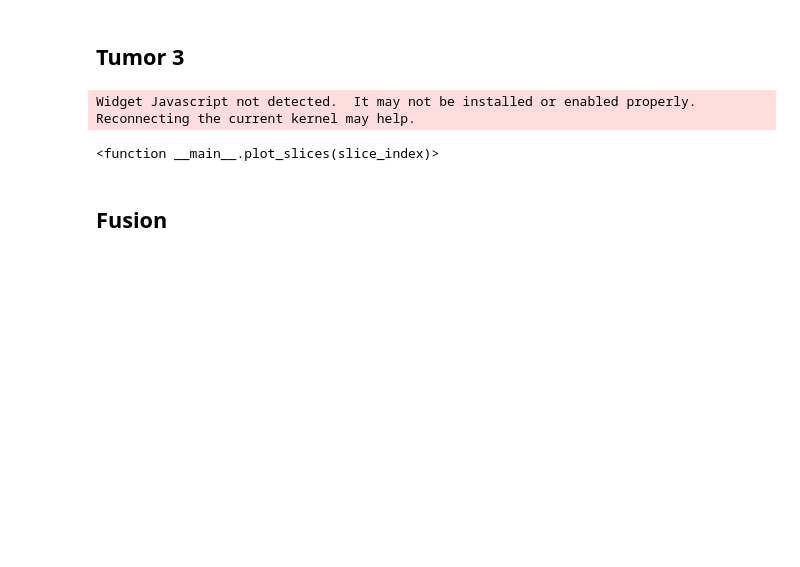
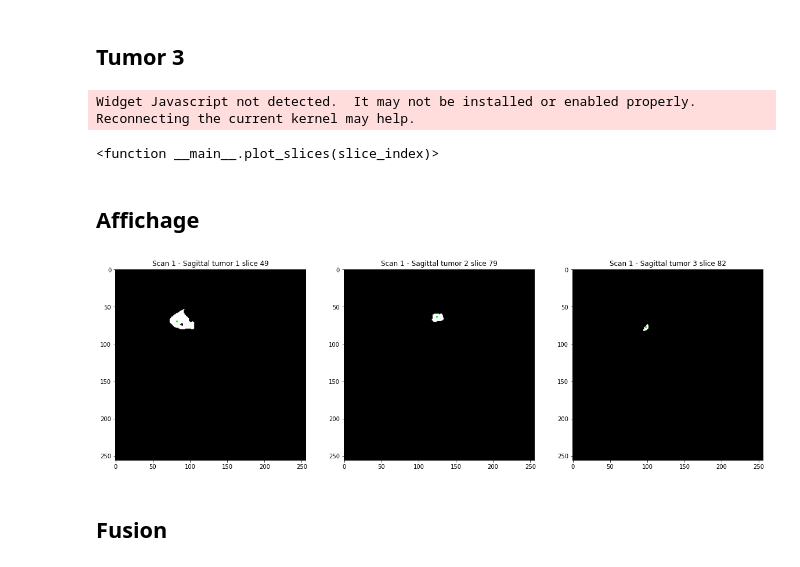
Before and after one commit to oscarmorand/Projet_vtk_itk, a Jupyter notebook: notebooks/Segmentation.ipynb, the cells around one changed output. Cells and saved outputs as stored; diff of their text form; code cells hidden in the pictures; blank space fills up the shorter version.

```diff
--- a/notebooks/Segmentation.ipynb
+++ b/notebooks/Segmentation.ipynb
@@ -150,6 +152,24 @@ interact(plot_slices, slice_index=slice_slider)
 # %% [output]
 Widget Javascript not detected.  It may not be installed or enabled properly. Reconnecting the current kernel may help.
 <function __main__.plot_slices(slice_index)>
+# %% [markdown]
+## Affichage
+# %%
+tumors = [tumor_1_1, tumor_1_2, tumor_1_3]
+
+plt.figure(figsize=(20, 10))
+
+for i in range(3):
+    point = true_points[i]
+    plt.subplot(1, 3, i + 1)
+
+    plt.title("Scan 1 - Sagittal tumor " + str(i+1) + " slice " + str(point[0]))
+    plt.scatter(point[1], point[2], color='lime', s=5)
+    plt.imshow(tumors[i][point[0], :, :], cmap='gray')
+
+plt.show()
+# %% [output]
+[figure, added]
 # %% [markdown]
 ## Fusion
 # %%
```
Also changed, not shown: parts of 2 cells of this notebook, 8 other files.
